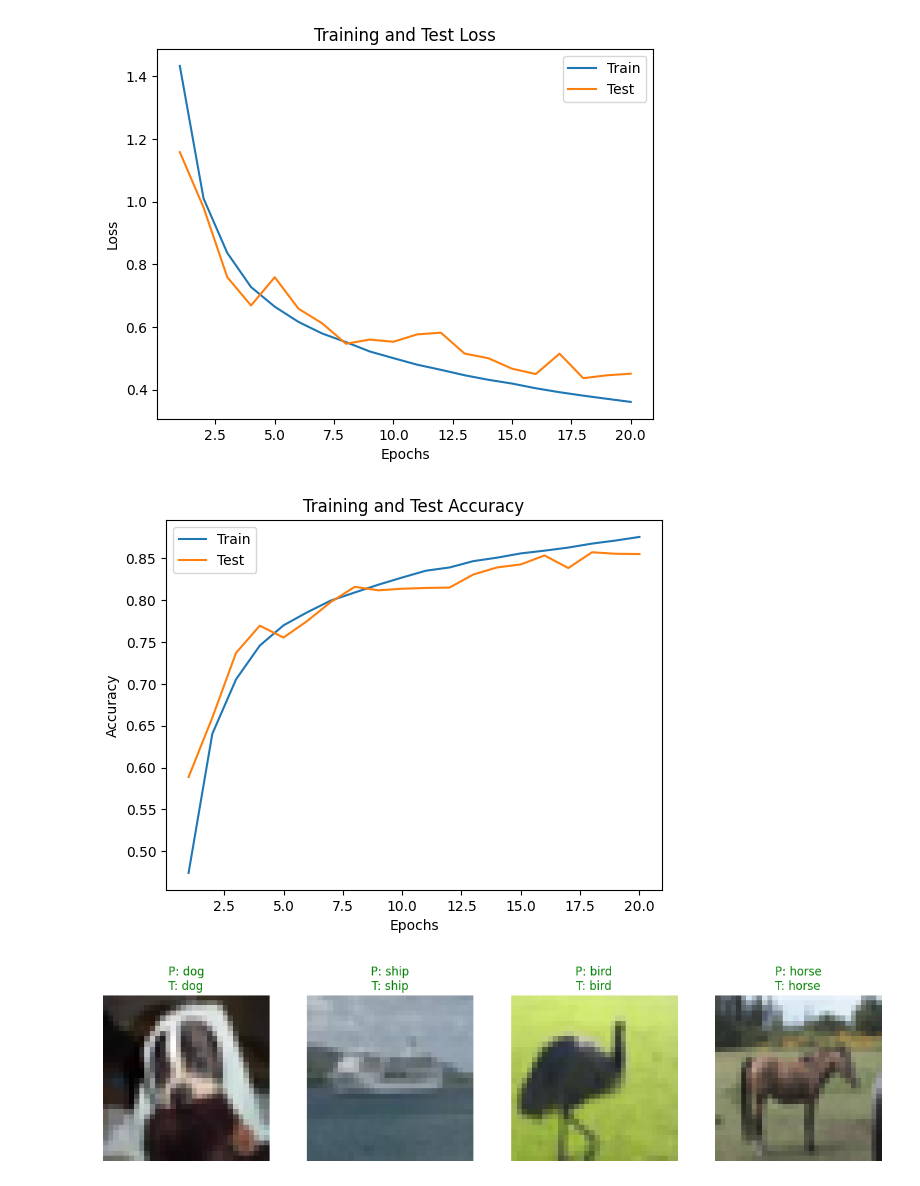
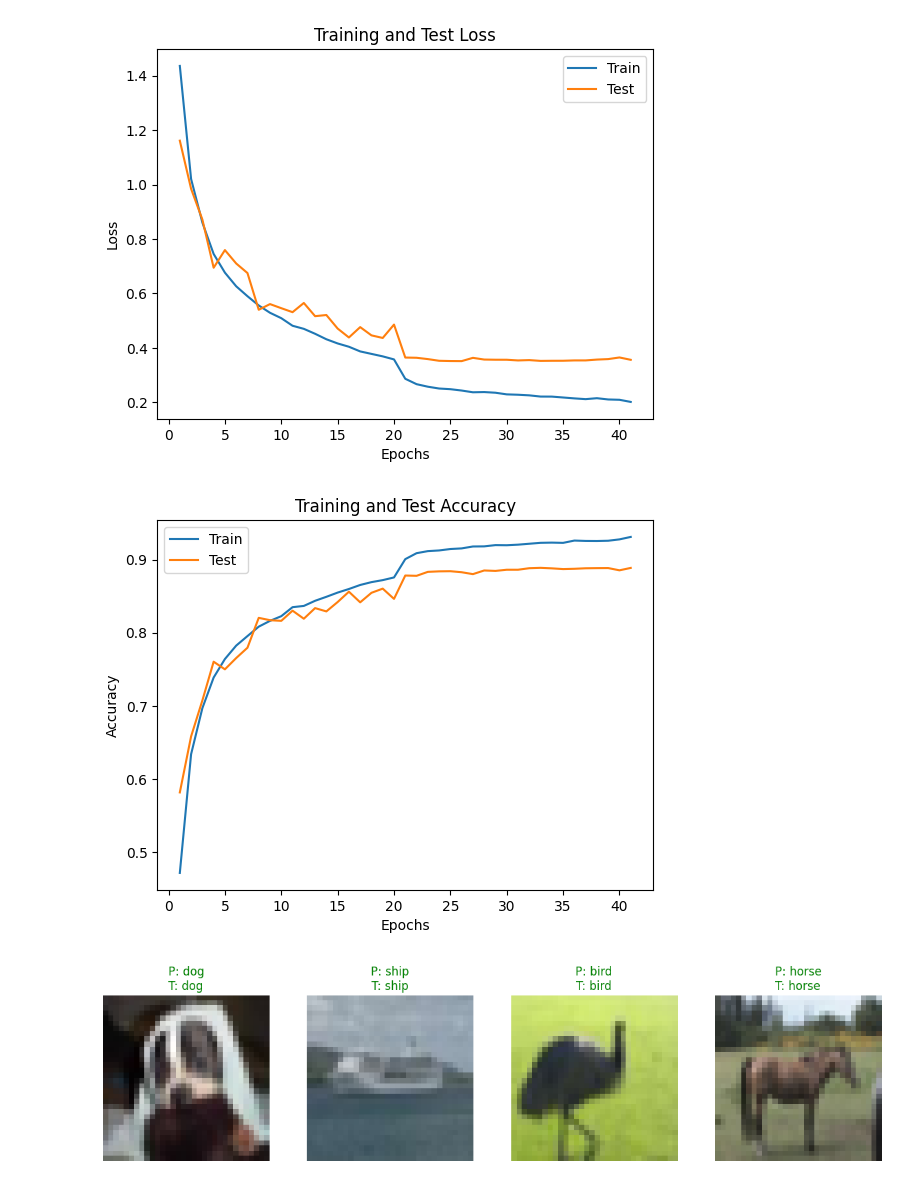
Before and after one commit to raki-rankawat/stm32-mobilenet, a Jupyter notebook: CIFAR10_MobileNetV2_Model.ipynb, the cells around one changed output. Cells and saved outputs as stored; diff of their text form; code cells hidden in the pictures.

```diff
--- a/CIFAR10_MobileNetV2_Model.ipynb
+++ b/CIFAR10_MobileNetV2_Model.ipynb
@@ -155,10 +165,13 @@ torch.manual_seed(41)
 model = MobileNetV2_CIFAR().to(device)
 # %%
 # =====================================================
-# 6️⃣  Loss & Optimizer
+# Loss, Optimizers & Scheduler
 # =====================================================
 
 criterion = nn.CrossEntropyLoss()
 optimizer = torch.optim.Adam(model.parameters(), lr=0.001)
+
+# Learning rate decay every 20 epochs
+scheduler = torch.optim.lr_scheduler.StepLR(optimizer, step_size=20, gamma=0.1)
 # %%
 # =====================================================
@@ -221,16 +234,23 @@ def test(model, loader, criterion):
     return running_loss / total, correct / total
 # %%
 # =====================================================
-# 9️⃣  Training Loop
+# Training Loop
 # =====================================================
 
-epochs = 20
+epochs = 50
 train_losses = []
 train_accuracies = []
 test_losses = []
 test_accuracies = []
 
+best_acc = 0.0
+best_epoch = 1
+patience = 8
+patience_counter = 0
+
 start_time = time.time()
+
+best_path = "/content/drive/My Drive/Colab Notebooks/cifar10_mobilenetv2_model.pth"
 
 for epoch in range(1, epochs + 1):
 
@@ -243,11 +263,29 @@ for epoch in range(1, epochs + 1):
     test_losses.append(test_loss)
     test_accuracies.append(test_acc)
 
+    # Step scheduler
+    scheduler.step()
+
     print(
         f"Epoch: {epoch}/{epochs} | "
+        f"LR: {scheduler.get_last_lr()[0]:.6f} | "
         f"Train Loss: {train_loss:.4f} | Train Acc: {train_acc * 100:.2f}% | "
         f"Test Loss: {test_loss:.4f} | Test Acc: {test_acc * 100:.2f}%"
     )
 
-print(f"Training Time: {(time.time() - start_time) / 60:.2f} minutes!")
+    if test_acc > best_acc:
+        best_acc = test_acc
+        best_epoch = epoch
+        patience_counter = 0
+        torch.save(model.state_dict(), best_path)
+        print("✅ Model saved as cifar10_mobilenetv2_model.pth for epoch", best_epoch)
+    else:
+        patience_counter += 1
+
+    if patience_counter >= patience:
+        print("🛑 Early stopping at epoch", epoch, "| Best epoch:", best_epoch, "| Best Test Acc:", f"{best_acc*100:.2f}%")
+        break
+
+print(f"Training Time: {(time.time() - start_time) / 60} minutes!")
+print("Best epoch:", best_epoch, "| Best Test Acc:", f"{best_acc*100:.2f}%")
 # %% [output]
@@ -277,26 +309,31 @@ epochs_range = range(1, epochs + 1)
 # %%
+# =====================================================
 # Loss Plot
+# =====================================================
+
 plt.figure()
-plt.plot(epochs_range, train_losses)
-plt.plot(epochs_range, test_losses)
+plt.plot(range(1, len(train_losses) + 1), train_losses)
+plt.plot(range(1, len(test_losses) + 1), test_losses)
 plt.xlabel("Epochs")
 plt.ylabel("Loss")
 plt.title("Training and Test Loss")
 plt.legend(["Train", "Test"])
 plt.show()
 # %% [output]
-[figure, old version]
+[figure, new version]
 # %%
+# =====================================================
 # Accuracy Plot
+# =====================================================
 plt.figure()
-plt.plot(epochs_range, train_accuracies)
-plt.plot(epochs_range, test_accuracies)
+plt.plot(range(1, len(train_accuracies) + 1), train_accuracies)
+plt.plot(range(1, len(test_accuracies) + 1), test_accuracies)
 plt.xlabel("Epochs")
 plt.ylabel("Accuracy")
 plt.title("Training and Test Accuracy")
 plt.legend(["Train", "Test"])
 plt.show()
 # %% [output]
-[figure, old version]
+[figure, new version]
 # %%
 # =====================================================
```
Also changed, not shown: parts of 16 cells of this notebook.
